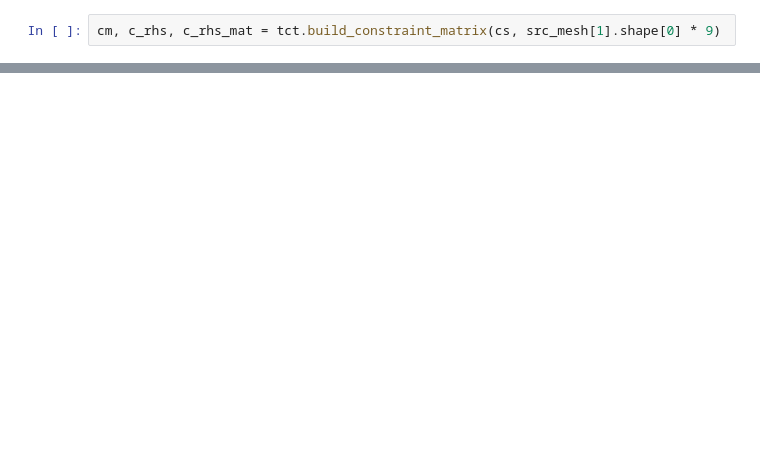
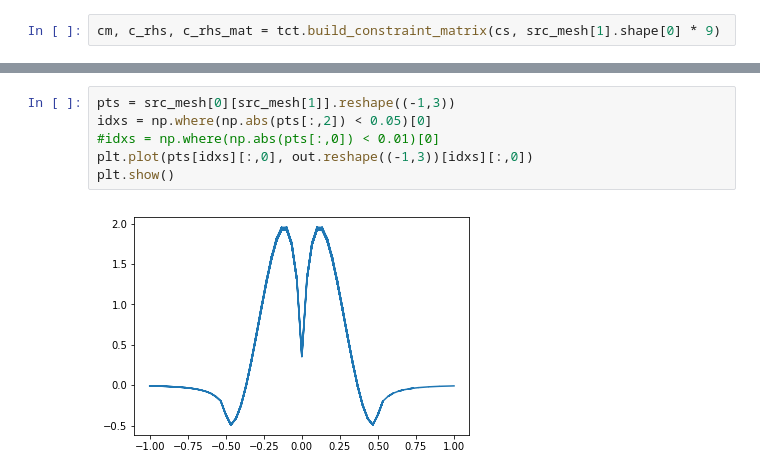
Before and after one commit to tbenthompson/tectosaur, a Jupyter notebook: examples/fault_traction.ipynb, the cells around one changed output, grey strips where cells are left out. Cells and saved outputs as stored; diff of their text form; blank space fills up the shorter version.

```diff
--- a/examples/fault_traction.ipynb
+++ b/examples/fault_traction.ipynb
@@ -101,0 +112,8 @@ cm, c_rhs, c_rhs_mat = tct.build_constraint_matrix(cs, src_mesh[1].shape[0] * 9)
+# %%
+pts = src_mesh[0][src_mesh[1]].reshape((-1,3))
+idxs = np.where(np.abs(pts[:,2]) < 0.05)[0]
+#idxs = np.where(np.abs(pts[:,0]) < 0.01)[0]
+plt.plot(pts[idxs][:,0], out.reshape((-1,3))[idxs][:,0])
+plt.show()
+# %% [output]
+[figure, added]
```
Also changed, not shown: parts of 12 cells of this notebook, 11 other files.
